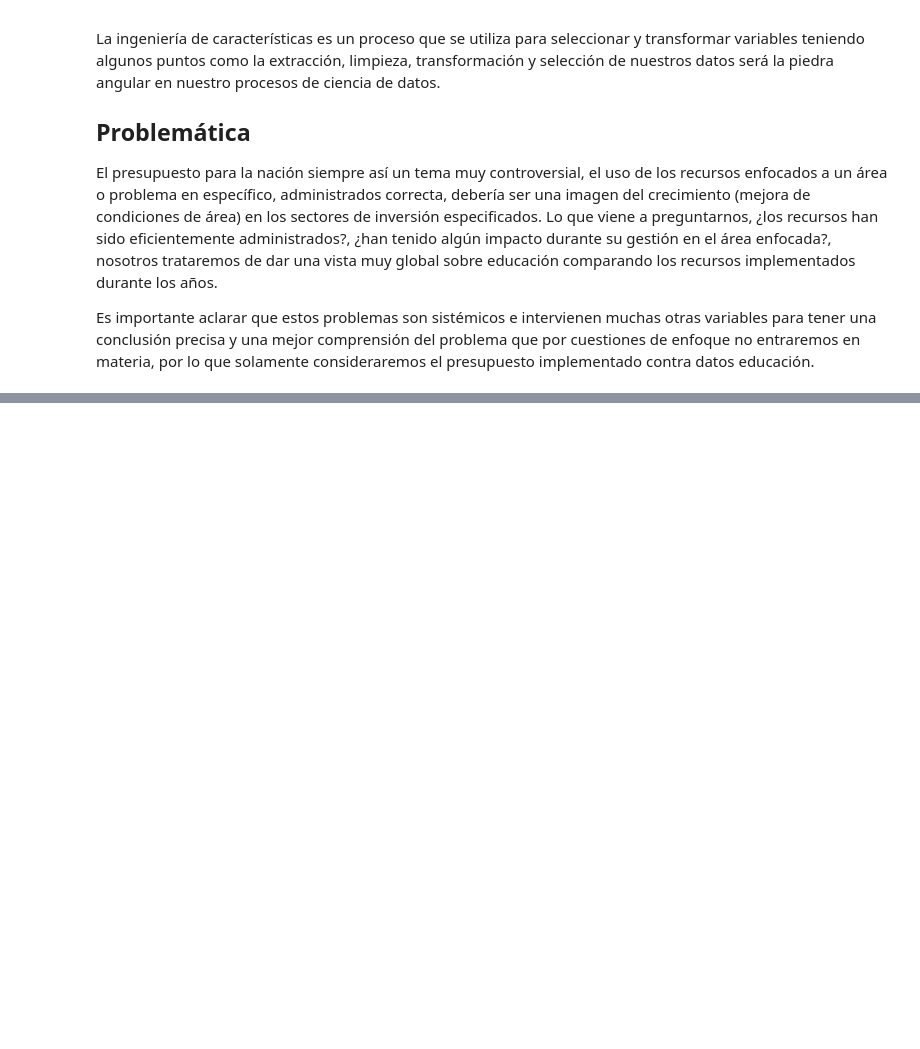
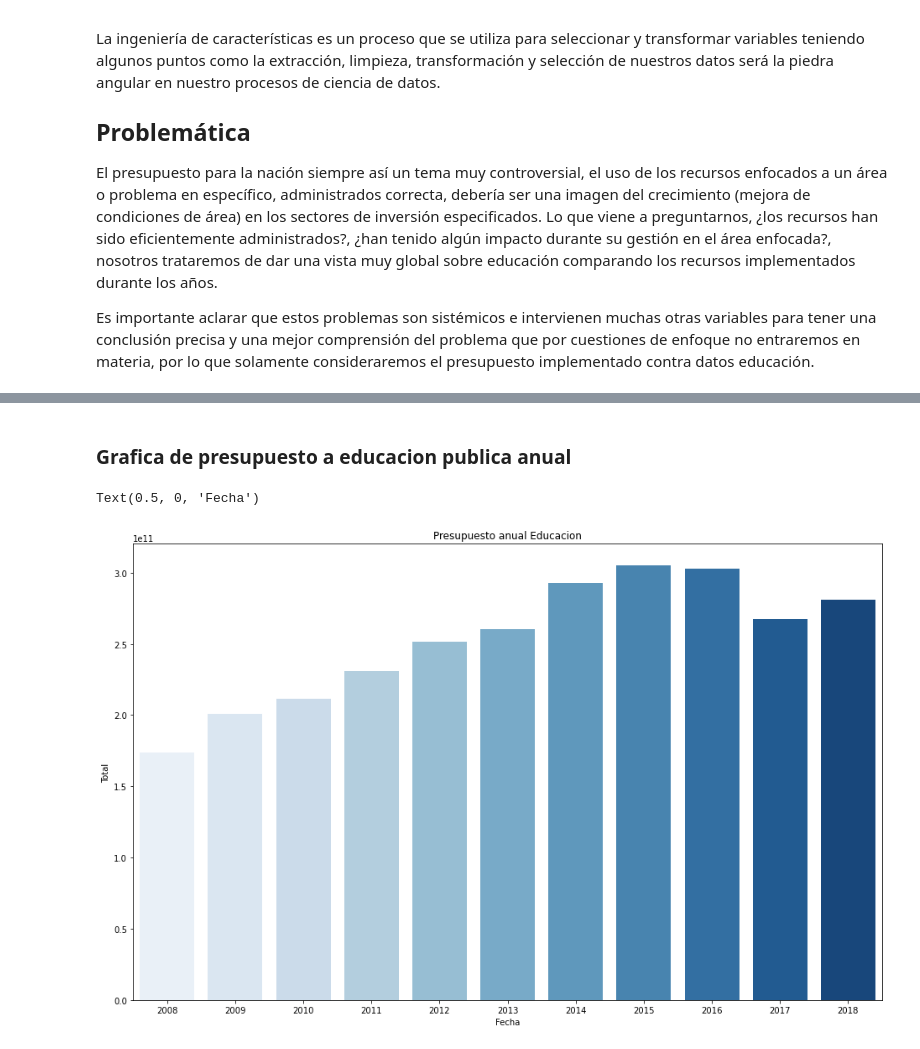
Before and after one commit to ibsanmorales/Proyecto-final-IngCaract, a Jupyter notebook: main.ipynb, the cells around one changed output, grey strips where cells are left out. Cells and saved outputs as stored; diff of their text form; code cells hidden in the pictures; blank space fills up the shorter version.

```diff
--- a/main.ipynb
+++ b/main.ipynb
@@ -25,0 +47,4 @@ df_presu['CICLO'] = df_presu['CICLO'].astype('category')
+# %%
+# Union de dos dataset para compara el nivel de alfavetizacion con el presupuesto nacional a nivel global
+df_edu_tojoijn = df_edu[['Fecha','Alfabetización, total de adultos (% personas 15 o más)']].groupby('Fecha')['Alfabetización, total de adultos (% personas 15 o más)'].sum().reset_index(name ='Taza Alfabe')
+df_edu_tojoijn
@@ -25,0 +64,3 @@ df_presu['CICLO'] = df_presu['CICLO'].astype('category')
+# %%
+df_presu_tojoijn = df_presu[['CICLO','MONTO_APROBADO']].groupby('CICLO')['MONTO_APROBADO'].sum().reset_index(name ='Total')
+df_presu_tojoijn
@@ -25,0 +81,3 @@ df_presu['CICLO'] = df_presu['CICLO'].astype('category')
+# %%
+result = pd.merge(df_presu_tojoijn, df_edu_tojoijn, left_on=['CICLO'], right_on=['Fecha'])
+result
@@ -25,0 +99,11 @@ df_presu['CICLO'] = df_presu['CICLO'].astype('category')
+# %% [markdown]
+### Grafica de presupuesto a educacion publica anual
+# %%
+fig, ax = plt.subplots(figsize = (16, 10))
+ax = sns.barplot(x="CICLO", y="Total", data=result, alpha = 1,  palette="Blues", capsize=1)
+plt.title('Presupuesto anual Educacion')
+plt.xticks(rotation =0)
+plt.xlabel('Fecha')
+# %% [output]
+Text(0.5, 0, 'Fecha')
+[figure, added]
```
Also changed, not shown: parts of 12 cells of this notebook, 1 other file.
